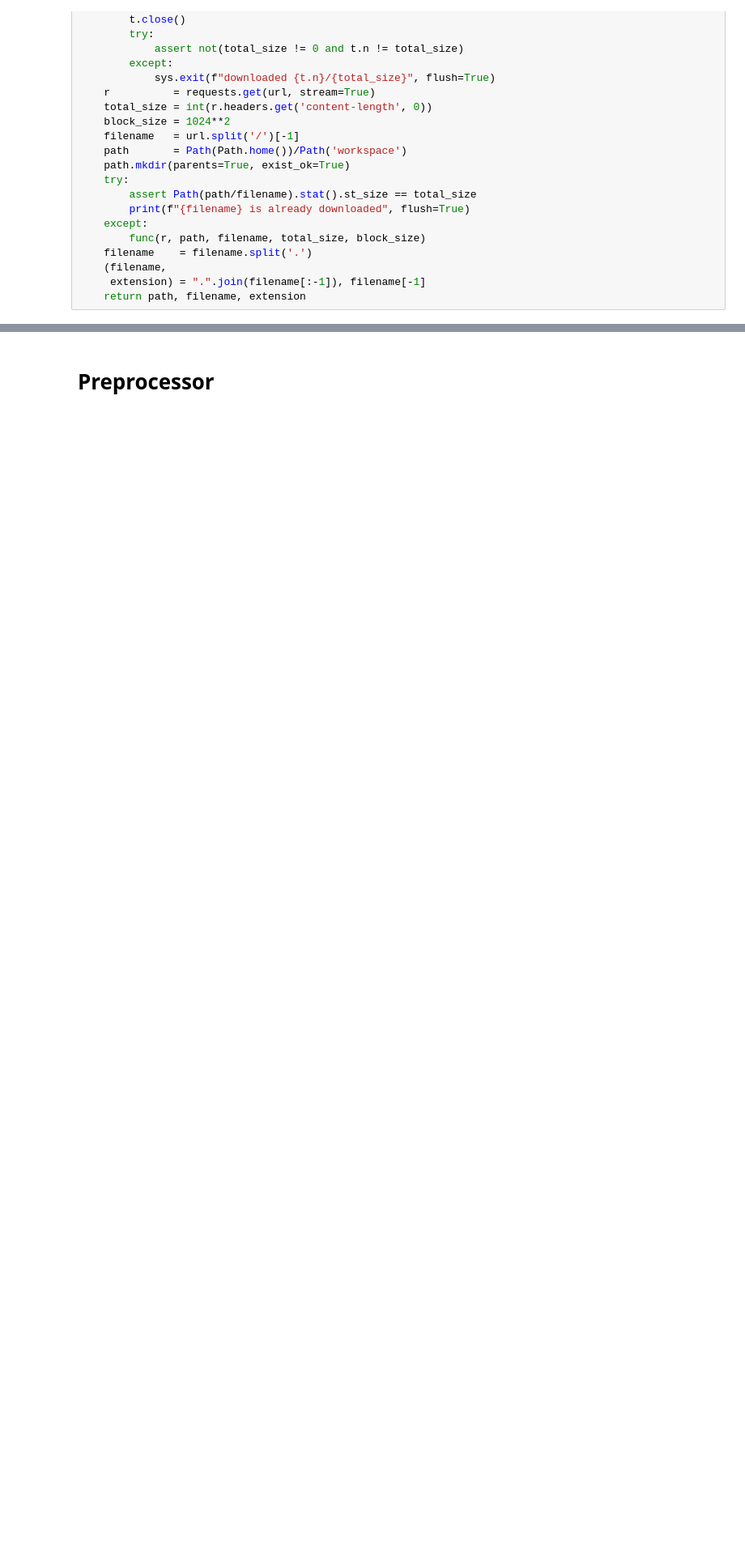
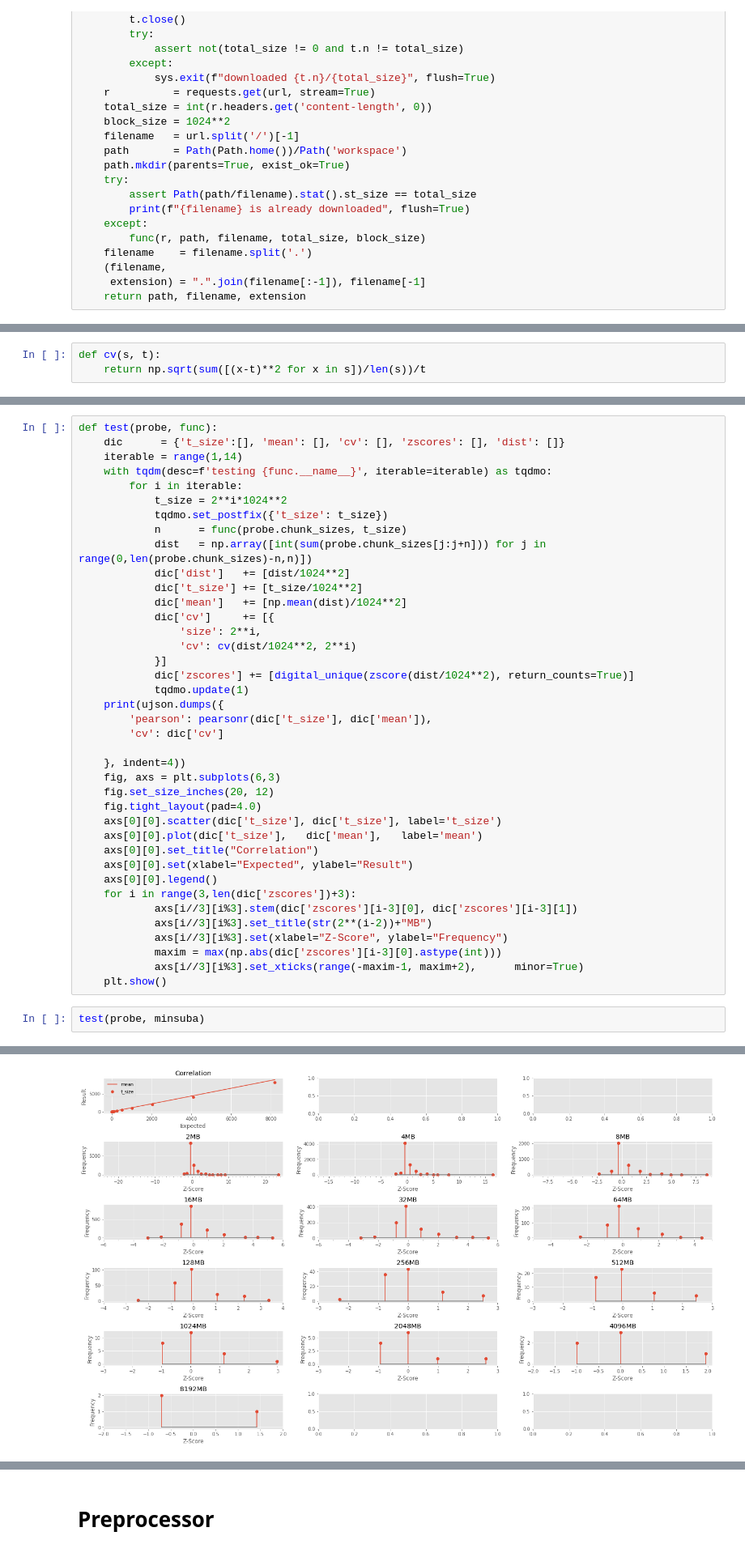
Before and after one commit to AlyShmahell/biomalumat, a Jupyter notebook: weirdtargets2020.ipynb, the cells around one changed output, grey strips where cells are left out. Shown at 81% size. Drawn from its saved outputs; the diff is of its cells as text; blank space fills up the shorter version.

```diff
--- a/weirdtargets2020.ipynb
+++ b/weirdtargets2020.ipynb
@@ -91,0 +175,3 @@ def downloader(url):
+# %%
+def cv(s, t):
+    return np.sqrt(sum([(x-t)**2 for x in s])/len(s))/t
@@ -91,0 +187,42 @@ def downloader(url):
+# %%
+def test(probe, func):
+    dic      = {'t_size':[], 'mean': [], 'cv': [], 'zscores': [], 'dist': []}
+    iterable = range(1,14)
+    with tqdm(desc=f'testing {func.__name__}', iterable=iterable) as tqdmo:
+        for i in iterable:
+            t_size = 2**i*1024**2
+            tqdmo.set_postfix({'t_size': t_size})
+            n      = func(probe.chunk_sizes, t_size)
+            dist   = np.array([int(sum(probe.chunk_sizes[j:j+n])) for j in range(0,len(probe.chunk_sizes)-n,n)])
+            dic['dist']   += [dist/1024**2]
+            dic['t_size'] += [t_size/1024**2]
+            dic['mean']   += [np.mean(dist)/1024**2]
+            dic['cv']     += [{
+                'size': 2**i,
+                'cv': cv(dist/1024**2, 2**i)
+            }]
+            dic['zscores'] += [digital_unique(zscore(dist/1024**2), return_counts=True)]
+            tqdmo.update(1)
+    print(ujson.dumps({
+        'pearson': pearsonr(dic['t_size'], dic['mean']),
+        'cv': dic['cv']
+
+    }, indent=4))
+    fig, axs = plt.subplots(6,3)
+    fig.set_size_inches(20, 12)
+    fig.tight_layout(pad=4.0)
+    axs[0][0].scatter(dic['t_size'], dic['t_size'], label='t_size')
+    axs[0][0].plot(dic['t_size'],   dic['mean'],   label='mean')
+    axs[0][0].set_title("Correlation")
+    axs[0][0].set(xlabel="Expected", ylabel="Result")
+    axs[0][0].legend()
+    for i in range(3,len(dic['zscores'])+3):
+            axs[i//3][i%3].stem(dic['zscores'][i-3][0], dic['zscores'][i-3][1])
+            axs[i//3][i%3].set_title(str(2**(i-2))+"MB")
+            axs[i//3][i%3].set(xlabel="Z-Score", ylabel="Frequency")
+            maxim = max(np.abs(dic['zscores'][i-3][0].astype(int)))
+            axs[i//3][i%3].set_xticks(range(-maxim-1, maxim+2),      minor=True)
+    plt.show()
+# %%
+test(probe, minsuba)
+# %% [output]
@@ -91,0 +246 @@ def downloader(url):
+[figure, added]
```
Also changed, not shown: parts of 22 cells of this notebook.
